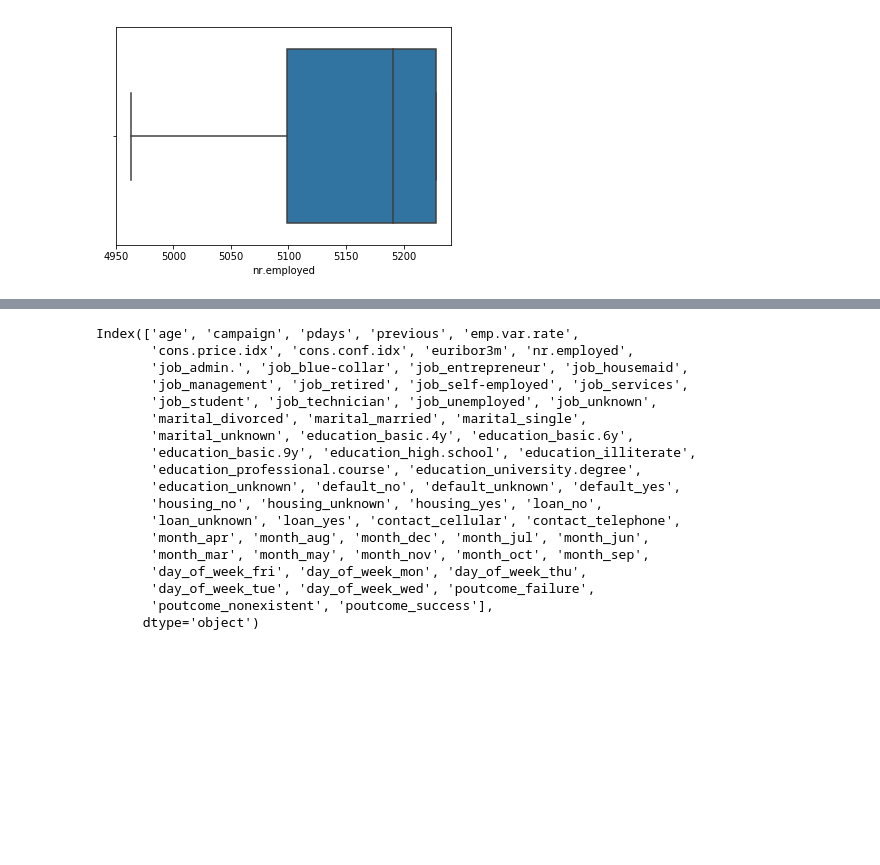
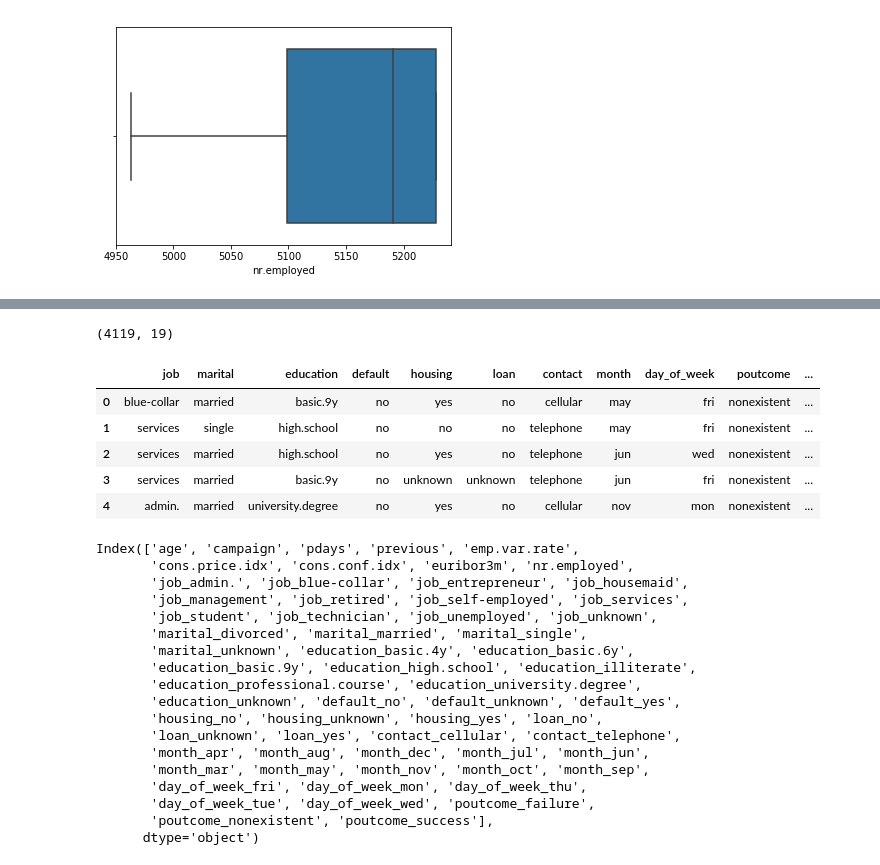
Before and after one commit to shreesha-1990/657A-Assignments, a Jupyter notebook: Question1.ipynb, the cells around one changed output, grey strips where cells are left out. Saved outputs shown, nothing was run; the diff lists cells and outputs as text; code cells hidden in the pictures; blank space fills up the shorter version.

```diff
--- a/Question1.ipynb
+++ b/Question1.ipynb
@@ -113,0 +115,8 @@ y_data = bank_data.y
+# %%
+from sklearn.preprocessing import StandardScaler
+scaler = StandardScaler()
+scaler.fit(bank_data[num_columns])
+z_df = pd.DataFrame(scaler.transform(bank_data[num_columns]))
+# %%
+z_df.columns = num_columns
+z_df.head()
@@ -113,0 +130,4 @@ y_data = bank_data.y
+# %%
+# replacing z cores with values greater that 3 and less than -3
+z_df[abs(z_df) > 3] = 3
+z_df[abs(z_df) < -3] = -3
@@ -113,0 +149,4 @@ y_data = bank_data.y
+# %%
+num_df = pd.DataFrame(scaler.inverse_transform(z_df))
+num_df.columns = num_columns
+num_df.head()
@@ -114,3 +160,16 @@ y_data = bank_data.y
+# %%
+data = pd.concat([bank_data[cat_columns],num_df], axis = 1)
+y_data = bank_data.y
+print(data.shape)
+data.head()
+# %% [output]
+(4119, 19)
+|  | job | marital | education | default | housing | loan | contact | month | day_of_week | poutcome | ... |
+| 0 | blue-collar | married | basic.9y | no | yes | no | cellular | may | fri | nonexistent | ... |
+| 1 | services | single | high.school | no | no | no | telephone | may | fri | nonexistent | ... |
+| 2 | services | married | high.school | no | yes | no | telephone | jun | wed | nonexistent | ... |
+| 3 | services | married | basic.9y | no | unknown | unknown | telephone | jun | fri | nonexistent | ... |
+| 4 | admin. | married | university.degree | no | yes | no | cellular | nov | mon | nonexistent | ... |
 # %%
 X_data = pd.get_dummies(data)
 X_data.columns
```
Also changed, not shown: parts of 6 cells of this notebook, 1 other file.
